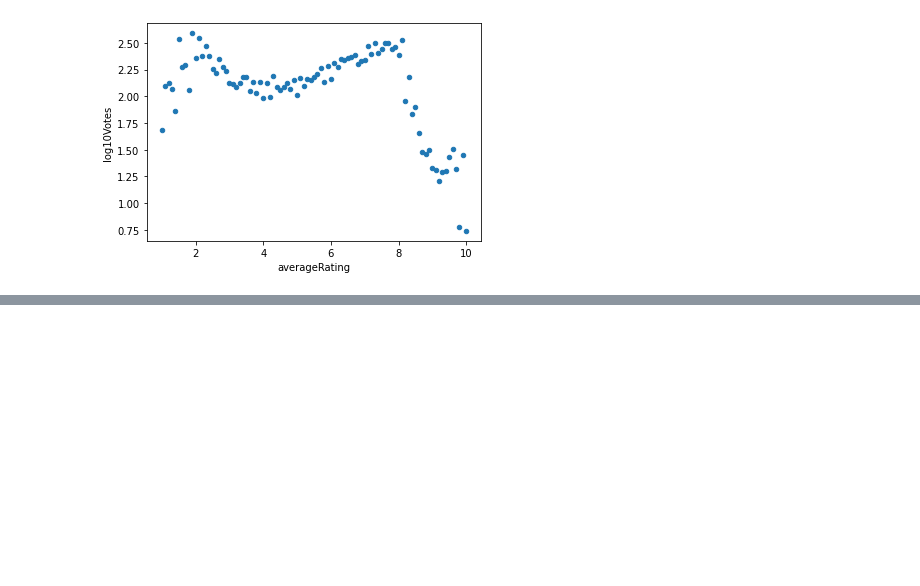
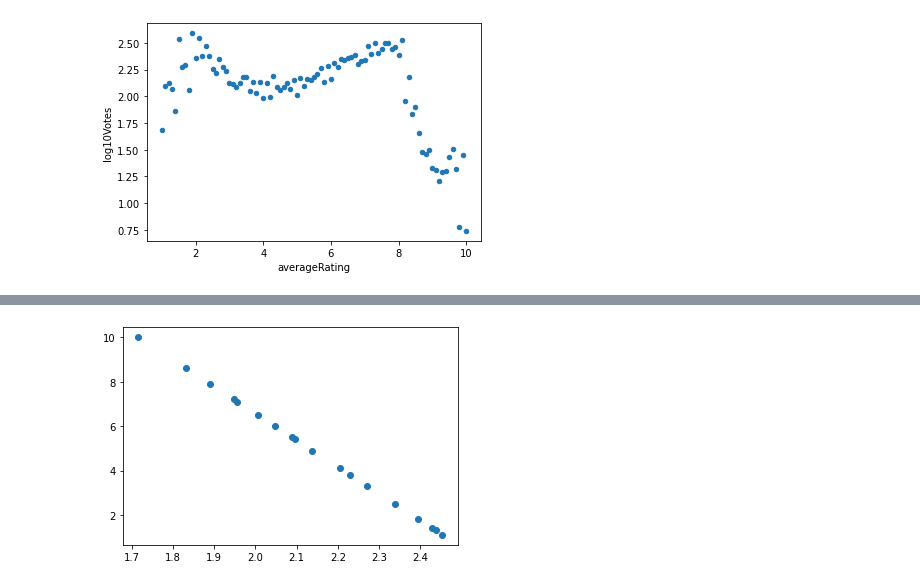
Before and after one commit to tejlibre/Pre-DSI, a Jupyter notebook: DSI_Notebook.ipynb, the cells around one changed output, grey strips where cells are left out. Cells and saved outputs as stored; diff of their text form; code cells hidden in the pictures; blank space fills up the shorter version.

```diff
--- a/DSI_Notebook.ipynb
+++ b/DSI_Notebook.ipynb
@@ -588,0 +656,5 @@ Coefficients:
+# %%
+# scikit learn
+predictions = plt.scatter(y_pred, x_test)
+# %% [output]
+[figure, added]
```
Also changed, not shown: parts of 26 cells of this notebook.
